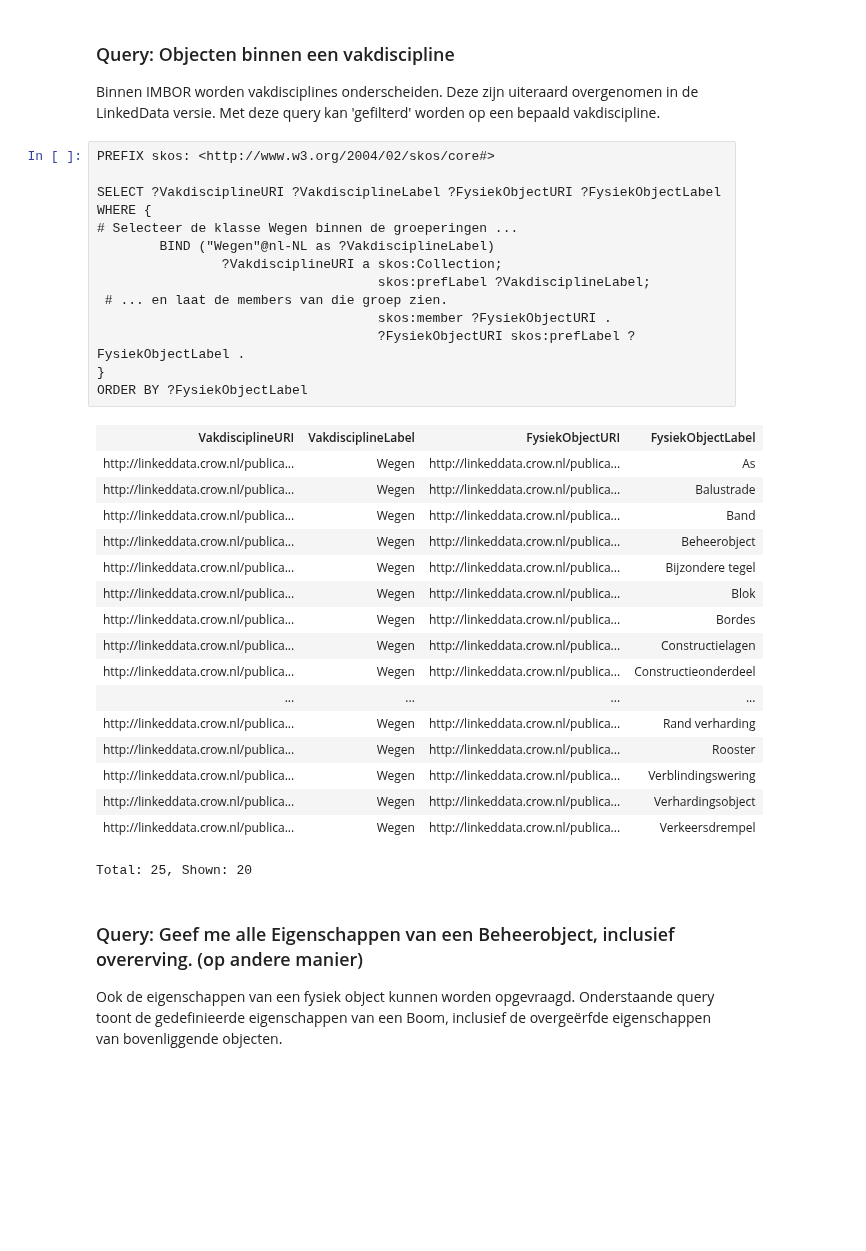
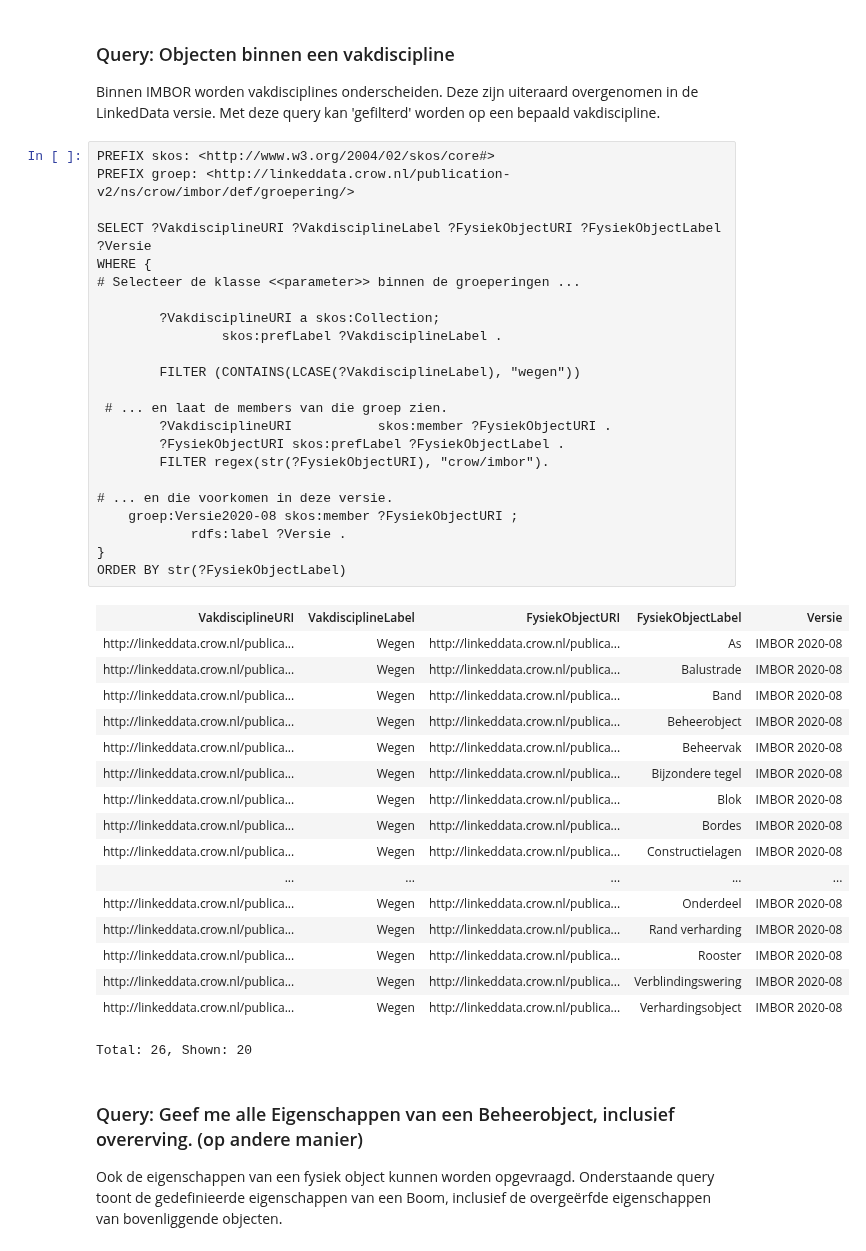
Before and after one commit to Stichting-CROW/imbor, a Jupyter notebook: docs/SPARQL-voorbeelden.ipynb, the cells around one changed output. Saved outputs shown, nothing was run; the diff lists cells and outputs as text; blank space fills up the shorter version.

```diff
--- a/docs/SPARQL-voorbeelden.ipynb
+++ b/docs/SPARQL-voorbeelden.ipynb
@@ -264,36 +300,45 @@ Total: 11, Shown: 11
 Binnen IMBOR worden vakdisciplines onderscheiden. Deze zijn uiteraard overgenomen in de LinkedData versie. Met deze query kan 'gefilterd' worden op een bepaald vakdiscipline.
 # %%
 PREFIX skos: <http://www.w3.org/2004/02/skos/core#>
+PREFIX groep: <http://linkeddata.crow.nl/publication-v2/ns/crow/imbor/def/groepering/>
 
-SELECT ?VakdisciplineURI ?VakdisciplineLabel ?FysiekObjectURI ?FysiekObjectLabel
+SELECT ?VakdisciplineURI ?VakdisciplineLabel ?FysiekObjectURI ?FysiekObjectLabel ?Versie
 WHERE {
-# Selecteer de klasse Wegen binnen de groeperingen ...
-    	BIND ("Wegen"@nl-NL as ?VakdisciplineLabel)
-    			?VakdisciplineURI a skos:Collection;
-                       				skos:prefLabel ?VakdisciplineLabel;
+# Selecteer de klasse <<parameter>> binnen de groeperingen ...
+
+		?VakdisciplineURI a skos:Collection;
+            	skos:prefLabel ?VakdisciplineLabel .
+
+		FILTER (CONTAINS(LCASE(?VakdisciplineLabel), "wegen"))
+
  # ... en laat de members van die groep zien.
-									skos:member ?FysiekObjectURI .
-    								?FysiekObjectURI skos:prefLabel ?FysiekObjectLabel .
+		?VakdisciplineURI			skos:member ?FysiekObjectURI .
+    	?FysiekObjectURI skos:prefLabel ?FysiekObjectLabel .
+        FILTER regex(str(?FysiekObjectURI), "crow/imbor").
+
+# ... en die voorkomen in deze versie.
+    groep:Versie2020-08 skos:member ?FysiekObjectURI ;
+            rdfs:label ?Versie .
 }
-ORDER BY ?FysiekObjectLabel
+ORDER BY str(?FysiekObjectLabel)
 # %% [output]
-| VakdisciplineURI | VakdisciplineLabel | FysiekObjectURI | FysiekObjectLabel |
-| http://linkeddata.crow.nl/publica... | Wegen | http://linkeddata.crow.nl/publica... | As |
-| http://linkeddata.crow.nl/publica... | Wegen | http://linkeddata.crow.nl/publica... | Balustrade |
-| http://linkeddata.crow.nl/publica... | Wegen | http://linkeddata.crow.nl/publica... | Band |
-| http://linkeddata.crow.nl/publica... | Wegen | http://linkeddata.crow.nl/publica... | Beheerobject |
-| http://linkeddata.crow.nl/publica... | Wegen | http://linkeddata.crow.nl/publica... | Bijzondere tegel |
-| http://linkeddata.crow.nl/publica... | Wegen | http://linkeddata.crow.nl/publica... | Blok |
-| http://linkeddata.crow.nl/publica... | Wegen | http://linkeddata.crow.nl/publica... | Bordes |
-| http://linkeddata.crow.nl/publica... | Wegen | http://linkeddata.crow.nl/publica... | Constructielagen |
-| http://linkeddata.crow.nl/publica... | Wegen | http://linkeddata.crow.nl/publica... | Constructieonderdeel |
-| ... | ... | ... | ... |
-| http://linkeddata.crow.nl/publica... | Wegen | http://linkeddata.crow.nl/publica... | Rand verharding |
-| http://linkeddata.crow.nl/publica... | Wegen | http://linkeddata.crow.nl/publica... | Rooster |
-| http://linkeddata.crow.nl/publica... | Wegen | http://linkeddata.crow.nl/publica... | Verblindingswering |
-| http://linkeddata.crow.nl/publica... | Wegen | http://linkeddata.crow.nl/publica... | Verhardingsobject |
-| http://linkeddata.crow.nl/publica... | Wegen | http://linkeddata.crow.nl/publica... | Verkeersdrempel |
+| VakdisciplineURI | VakdisciplineLabel | FysiekObjectURI | FysiekObjectLabel | Versie |
+| http://linkeddata.crow.nl/publica... | Wegen | http://linkeddata.crow.nl/publica... | As | IMBOR 2020-08 |
+| http://linkeddata.crow.nl/publica... | Wegen | http://linkeddata.crow.nl/publica... | Balustrade | IMBOR 2020-08 |
+| http://linkeddata.crow.nl/publica... | Wegen | http://linkeddata.crow.nl/publica... | Band | IMBOR 2020-08 |
+| http://linkeddata.crow.nl/publica... | Wegen | http://linkeddata.crow.nl/publica... | Beheerobject | IMBOR 2020-08 |
+| http://linkeddata.crow.nl/publica... | Wegen | http://linkeddata.crow.nl/publica... | Beheervak | IMBOR 2020-08 |
+| http://linkeddata.crow.nl/publica... | Wegen | http://linkeddata.crow.nl/publica... | Bijzondere tegel | IMBOR 2020-08 |
+| http://linkeddata.crow.nl/publica... | Wegen | http://linkeddata.crow.nl/publica... | Blok | IMBOR 2020-08 |
+| http://linkeddata.crow.nl/publica... | Wegen | http://linkeddata.crow.nl/publica... | Bordes | IMBOR 2020-08 |
+| http://linkeddata.crow.nl/publica... | Wegen | http://linkeddata.crow.nl/publica... | Constructielagen | IMBOR 2020-08 |
+| ... | ... | ... | ... | ... |
+| http://linkeddata.crow.nl/publica... | Wegen | http://linkeddata.crow.nl/publica... | Onderdeel | IMBOR 2020-08 |
+| http://linkeddata.crow.nl/publica... | Wegen | http://linkeddata.crow.nl/publica... | Rand verharding | IMBOR 2020-08 |
+| http://linkeddata.crow.nl/publica... | Wegen | http://linkeddata.crow.nl/publica... | Rooster | IMBOR 2020-08 |
+| http://linkeddata.crow.nl/publica... | Wegen | http://linkeddata.crow.nl/publica... | Verblindingswering | IMBOR 2020-08 |
+| http://linkeddata.crow.nl/publica... | Wegen | http://linkeddata.crow.nl/publica... | Verhardingsobject | IMBOR 2020-08 |
-Total: 25, Shown: 20
+Total: 26, Shown: 20
 # %% [markdown]
 ### Query: Geef me alle Eigenschappen van een Beheerobject, inclusief overerving. (op andere manier)
 
```
Also changed, not shown: parts of 7 cells of this notebook, 9 other files.
